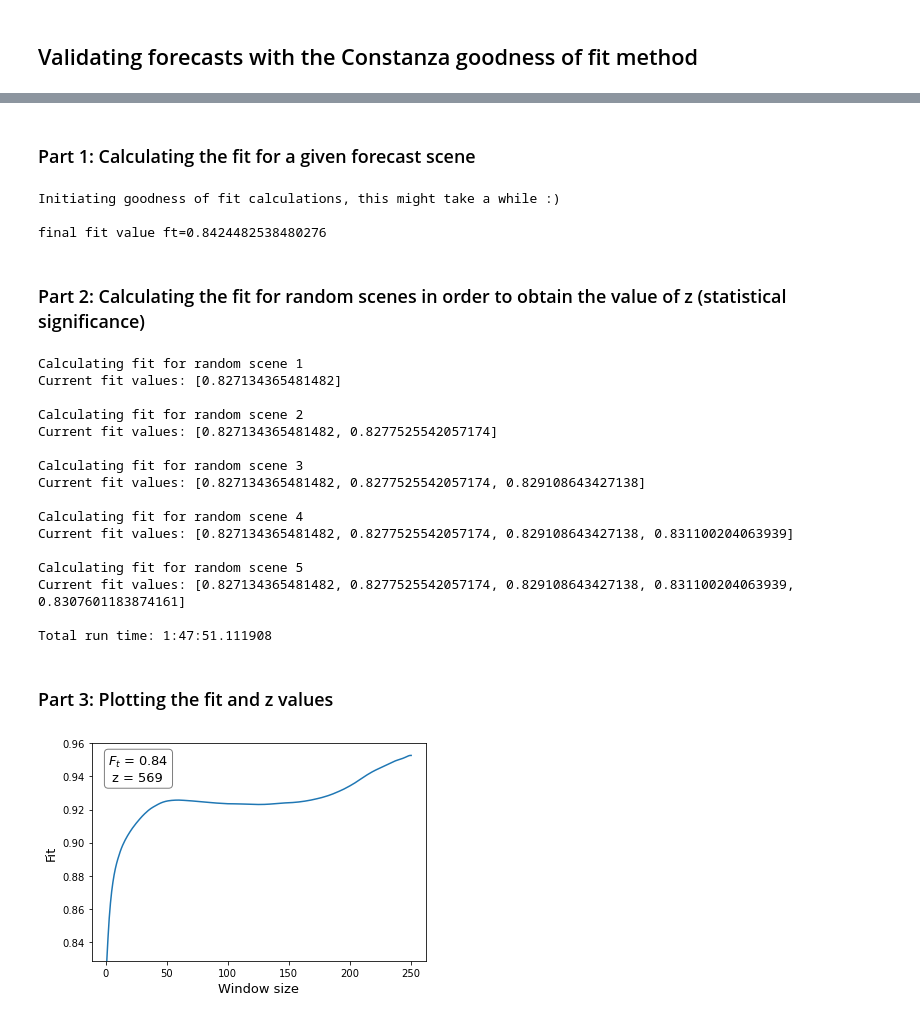
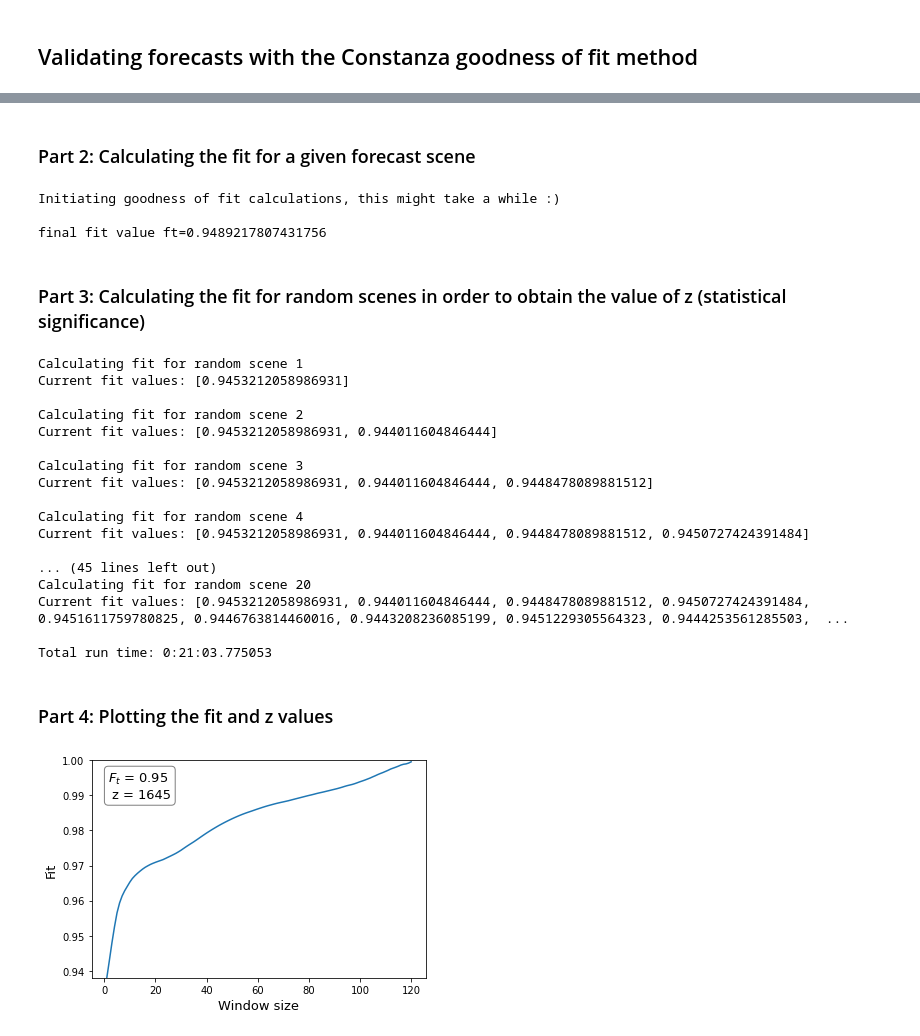
Before and after one commit to rod-xavier/masters-codes, a Jupyter notebook: optical_flow.ipynb, the cells around one changed output, grey strips where cells are left out. Drawn from its saved outputs; the diff is of its cells as text; code cells hidden in the pictures.

```diff
--- a/optical_flow.ipynb
+++ b/optical_flow.ipynb
@@ -527,0 +561,11 @@ for location in locations:
+# %%
+# Setting cluster number and method
+hc = AgglomerativeClustering(n_clusters = 3, affinity = 'euclidean', linkage ='ward')
+
+# Creating empty lists to store the values of clusters from all images
+cluster1_mins = []
+cluster1_maxs = []
+cluster2_mins = []
+cluster2_maxs = []
+cluster3_mins = []
+cluster3_maxs = []
@@ -528,8 +639,8 @@ for location in locations:
 # %% [markdown]
- ### Part 1: Calculating the fit for a given forecast scene
+ ### Part 2: Calculating the fit for a given forecast scene
 # %%
 # File path
-os.chdir(r"C:\Users\rodri\Documents\Unifesp\Mestrado\Figuras\Goes\Sao Martinho da Serra\Sample")
+os.chdir(r"C:\Users\rodri\Documents\Unifesp\Mestrado\Figuras\Goes\Petrolina\Sample")
 
 # Real GOES-16 image file
 real = mpimg.imread("9_2019_01_01_1811.png")
@@ -540,33 +651,33 @@ forecast = mpimg.imread("13_FORECAST_FRAME6.png")
 # CATEGORIZING ARRAYS
 # Scene 1: observed GOES-16 image
 # Category 1: clear sky
-clear = (real <= 0.26) * 1
+clear = (real <= cats[1]) * 1
 
 # Category 2: partial overcast
-partial = ((real > 0.26) & (real < 0.75)) * 2
+partial = ((real > cats[1]) & (real < cats[5])) * 2
 
 # Category 3: overcast
-overcast = (real >= 0.75) * 3
+overcast = (real >= cats[5]) * 3
 
 # Joining categories into scene 1
 real_cat = clear + partial + overcast
 
 # Scene 2: forecast with optical flow (Farnerbäck)
 # Category 1: clear sky
-clear = (forecast <= 0.26) * 1
+clear = (forecast <= cats[1]) * 1
 
 # Category 2: partial overcast
-partial = ((forecast > 0.26) & (forecast < 0.75)) * 2
+partial = ((forecast > cats[1]) & (forecast < cats[5])) * 2
 
 # Category 3: overcast
-overcast = (forecast >= 0.75) * 3
+overcast = (forecast >= cats[5]) * 3
 
 # Joining categories into scene 2
 forecast_cat = clear + partial + overcast
 
 # CALCULATING THE GOODNESS OF FIT
-scene_1 = real_cat
-scene_2 = forecast_cat
+scene_1 = real_cat.copy()
+scene_2 = forecast_cat.copy()
 
 # Storing all values from the window w x w contained in the scene
 t = []
@@ -595,10 +706,8 @@ for w in range(len(scene_1)):
             w2 = windows_s[row][1][column]
 
             # Couting how many values of each category are in each sub-array
-            s1 = np.array([np.count_nonzero(w1 == 1), np.count_nonzero(w1 == 2),
-                                np.count_nonzero(w1 == 3), np.count_nonzero(w1 == 4)])
-            s2 = np.array([np.count_nonzero(w2 == 1), np.count_nonzero(w2 == 2),
-                                np.count_nonzero(w2 == 3), np.count_nonzero(w2 == 4)])
+            s1 = np.array([np.count_nonzero(w1 == 1), np.count_nonzero(w1 == 2), np.count_nonzero(w1 == 3)])
+            s2 = np.array([np.count_nonzero(w2 == 1), np.count_nonzero(w2 == 2), np.count_nonzero(w2 == 3)])
 
             # Storing values in t obtained from the Constanza equation
             t.append(1-(sum(abs(s1-s2)/(2*((w+1)**2)))))
@@ -611,7 +720,7 @@ for w in range(len(scene_1)):
 
 # CALCULATING THE FINAL FIT VALUE, FT
 # Defining k, the higher the value, the more weight is given to smaller windows
-k = 0.6
+k = 0.3
 
 # Temporary lists to store values for further use
 ft1 = []
@@ -634,9 +743,9 @@ print(f"final fit value ft={ft}")
 # %% [output]
 Initiating goodness of fit calculations, this might take a while :)
 
-final fit value ft=0.8424482538480276
+final fit value ft=0.9489217807431756
 # %% [markdown]
-### Part 2: Calculating the fit for random scenes in order to obtain the value of z (statistical significance)
+### Part 3: Calculating the fit for random scenes in order to obtain the value of z (statistical significance)
 # %%
 # Calculating runtime
 begin_time = datetime.datetime.now()
@@ -645,12 +754,13 @@ begin_time = datetime.datetime.now()
 fts = []
 
 # Creating random scenes by shuffling the original
-for random_scene in range(0, 5):
+for random_scene in range(0, 20):
 
     print(f"Calculating fit for random scene {random_scene + 1}")
 
-    scene_2 = forecast_cat
-    scene_2 = np.random.permutation(scene_2)
+    scene_2 = forecast_cat.copy()
+    np.random.shuffle(scene_2.ravel())
+    scene_2 = scene_2.reshape(scene_1.shape)
 
     t = []
     fw = []
@@ -674,10 +784,8 @@ for random_scene in range(0, 5):
                 w2 = windows_s[row][1][column]
 
                 # Couting how many values of each category are in each sub-array
-                s1 = np.array([np.count_nonzero(w1 == 1), np.count_nonzero(w1 == 2),
-                                    np.count_nonzero(w1 == 3), np.count_nonzero(w1 == 4)])
-                s2 = np.array([np.count_nonzero(w2 == 1), np.count_nonzero(w2 == 2),
-                                    np.count_nonzero(w2 == 3), np.count_nonzero(w2 == 4)])
+                s1 = np.array([np.count_nonzero(w1 == 1), np.count_nonzero(w1 == 2), np.count_nonzero(w1 == 3)])
+                s2 = np.array([np.count_nonzero(w2 == 1), np.count_nonzero(w2 == 2), np.count_nonzero(w2 == 3)])
 
                 # Storing values in t obtained from the Constanza equation
                 t.append(1-(sum(abs(s1-s2)/(2*((w+1)**2)))))
@@ -688,7 +796,7 @@ for random_scene in range(0, 5):
 
     # CALCULATING THE FINAL FIT VALUE, FT
     # Defining k, the higher the value, the more weight is given to smaller windows
-    k = 0.6
+    k = 0.3
 
     ft1 = []
     ft2 = []
@@ -706,38 +814,39 @@ z = (ft/statistics.mean(fts))/statistics.stdev(fts)
 print(f"Total run time: {datetime.datetime.now() - begin_time}")
 # %% [output]
 Calculating fit for random scene 1
-Current fit values: [0.827134365481482]
+Current fit values: [0.9453212058986931]
 
 Calculating fit for random scene 2
-Current fit values: [0.827134365481482, 0.8277525542057174]
+Current fit values: [0.9453212058986931, 0.944011604846444]
 
 Calculating fit for random scene 3
-Current fit values: [0.827134365481482, 0.8277525542057174, 0.829108643427138]
+Current fit values: [0.9453212058986931, 0.944011604846444, 0.9448478089881512]
 
 Calculating fit for random scene 4
-Current fit values: [0.827134365481482, 0.8277525542057174, 0.829108643427138, 0.831100204063939]
+Current fit values: [0.9453212058986931, 0.944011604846444, 0.9448478089881512, 0.9450727424391484]
 
-Calculating fit for random scene 5
-Current fit values: [0.827134365481482, 0.8277525542057174, 0.829108643427138, 0.831100204063939, 0.8307601183874161]
+... (45 lines left out)
+Calculating fit for random scene 20
+Current fit values: [0.9453212058986931, 0.944011604846444, 0.9448478089881512, 0.9450727424391484, 0.9451611759780825, 0.9446763814460016, 0.9443208236085199, 0.9451229305564323, 0.9444253561285503,  ...
 
-Total run time: 1:47:51.111908
+Total run time: 0:21:03.775053
 # %% [markdown]
-### Part 3: Plotting the fit and z values
+### Part 4: Plotting the fit and z values
 # %%
 fig, ax = plt.subplots()
 textstr = f'$F_t$ = {round(ft_plot, 2)}\n z = {round(z)}'
 
 ax.plot(x, y)
 # text box properties
 props = dict(boxstyle='round', facecolor='none', alpha=0.5)
 
 # text box location
 ax.text(0.05, 0.95, textstr, transform=ax.transAxes, fontsize=13,
         verticalalignment='top', bbox=props)
 
-plt.ylim(min(y), 0.96)
+plt.ylim(min(y), 1.0)
 plt.ylabel('Fit', fontsize=13)
 plt.xlabel('Window size', fontsize=13)
 plt.show()
 # %% [output]
-[figure, old version]
+[figure, new version]
```
Also changed, not shown: parts of 15 cells of this notebook.
